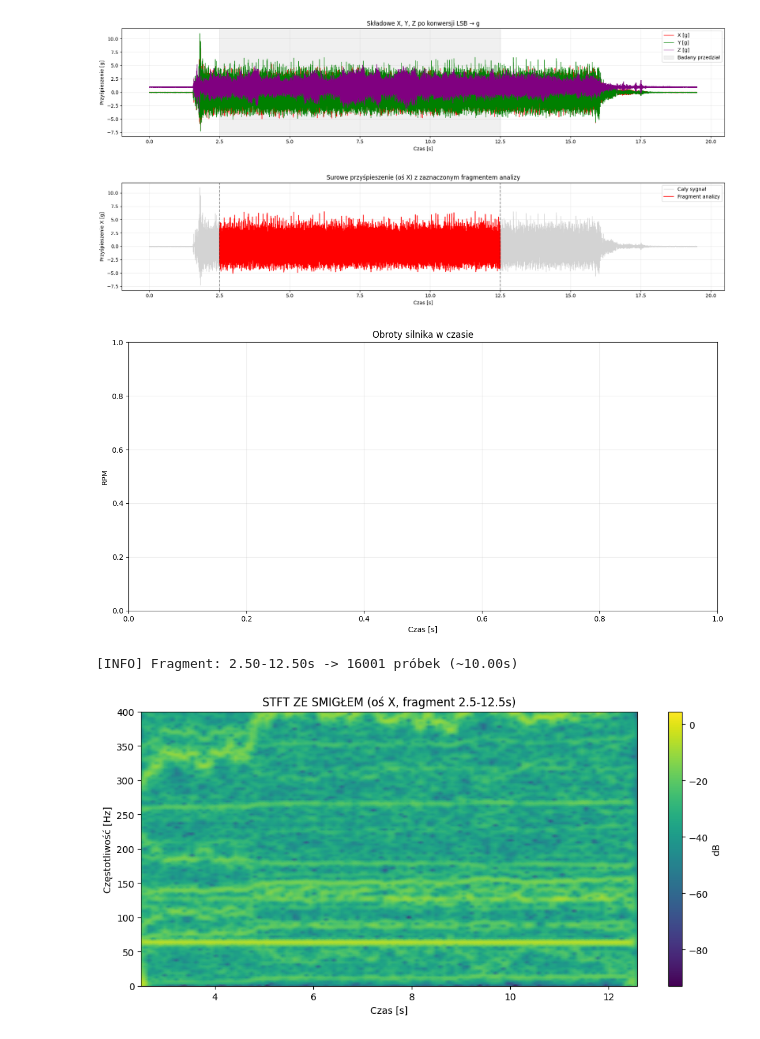
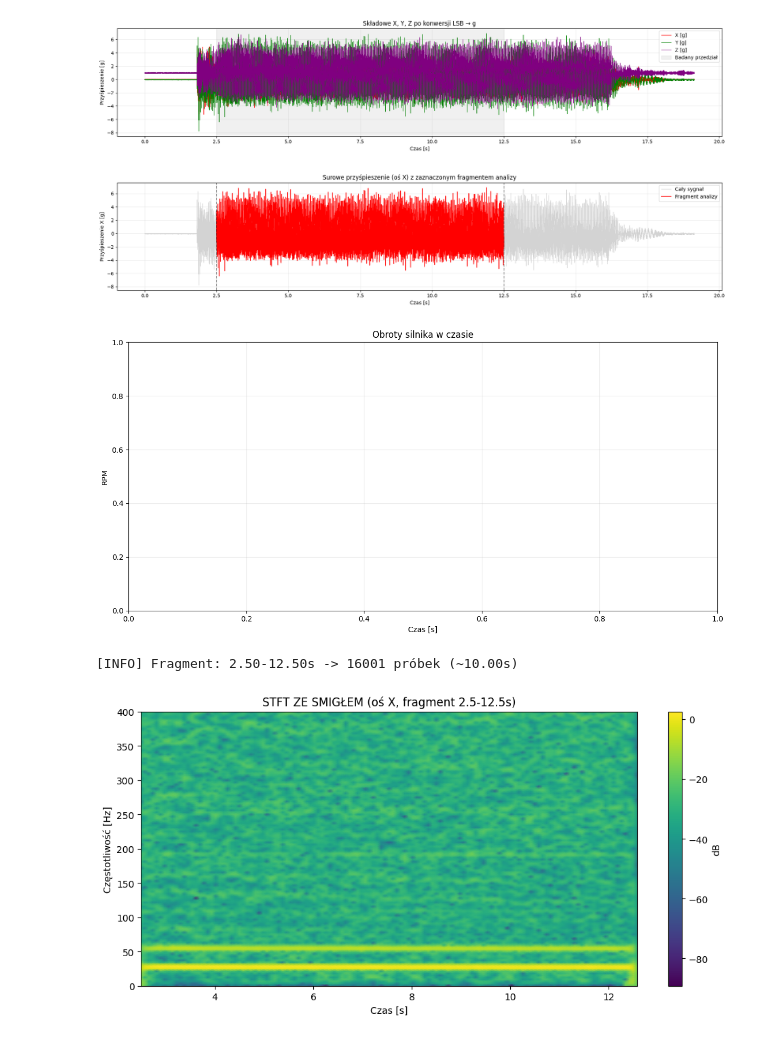
Before and after one commit to ThisIsSzimon/STM32-Time-Frequency-Analysis, a Jupyter notebook: Core/Python/pre_analysis_fft_stft.ipynb, the cells around one changed output. Saved outputs shown, nothing was run; the diff lists cells and outputs as text; code cells hidden in the pictures.

```diff
--- a/Core/Python/pre_analysis_fft_stft.ipynb
+++ b/Core/Python/pre_analysis_fft_stft.ipynb
@@ -24,9 +24,9 @@ fmax_peaks = 800.0
 
 #df = pd.read_csv('data/pomiary_20_11_25/kupione_20%_z_1600Hz.csv')
 #df = pd.read_csv('data/pomiary_finalne/fabryczne_smiglo_druga/pwm_50%/2_fabryczne_druga_50%.csv')
-df = pd.read_csv('data/pomiary_finalne/fabryczne_smiglo/pwm_50%/3_fabryczne_50%.csv')
+#df = pd.read_csv('data/pomiary_finalne/fabryczne_smiglo/pwm_50%/3_fabryczne_50%.csv')
 #df = pd.read_csv('data/pomiary_finalne/kupione_2x_śrubki/pwm_15%/2_kupione_2x_śrubki_15%.csv')
-#df = pd.read_csv('data/pomiary_finalne/kupione_2x_śrubki/pwm_25%/3_kupione_2x_śrubki_25%.csv')
+df = pd.read_csv('data/pomiary_finalne/kupione_2x_śrubki/pwm_20%/6_kupione_2x_śrubki_20%.csv')
 # konwersja LSB → g
 df['X_g'] = df['X'] * lsb_to_g
 df['Y_g'] = df['Y'] * lsb_to_g
@@ -150,35 +150,35 @@ else:
 
 # Wykres FFT
 plt.figure(figsize=(11,6))
 plt.plot(freqs, amp, lw=1.2)
 plt.xlim(0, fmax_plot)
 plt.xlabel('Częstotliwość [Hz]')
 plt.ylabel('Amplituda [g]')
 plt.title(f'Widmo amplitudowe (oś X, {t_start}-{t_end}s)')
 
 # podświetlenie zakresu, w którym szukasz peaków
 plt.axvspan(fmin_peaks, fmax_peaks, color='orange', alpha=0.15, label='Zakres szukania peaków')
 
 # piki w zadanym zakresie fmin/fmax
 for f, a in zip(top_freqs, top_amps):
     plt.plot([f], [a], 'ro', ms=5)
     plt.text(f, a, f'{f:.1f} Hz', fontsize=9, ha='left', va='bottom')
 
 plt.grid(alpha=0.3)
 plt.legend()
 plt.tight_layout()
 plt.show()
 
 print("\n=== TOP PEAKI W ZAKRESIE fmin-fmax I POWYŻEJ MIN. AMPLITUDY ===")
 print(f"fmin = {fmin_peaks:.2f} Hz, fmax = {fmax_peaks:.2f} Hz, min_amp = {peak_min_amp}")
 if len(top_freqs) == 0:
     print("Brak peaków spełniających kryteria.")
 else:
     for f, a in zip(top_freqs, top_amps):
         print(f"{f:7.2f} Hz   {a:8.4f} g")
 # %% [output]
-[figure, old version]
+[figure, new version]
-[figure, old version]
+[figure, new version]
 [figure]
 [INFO] Fragment: 2.50-12.50s -> 16001 próbek (~10.00s)
-[figure, old version]
+[figure, new version]
```
Also changed, not shown: parts of 1 cell of this notebook, 18 other files.
